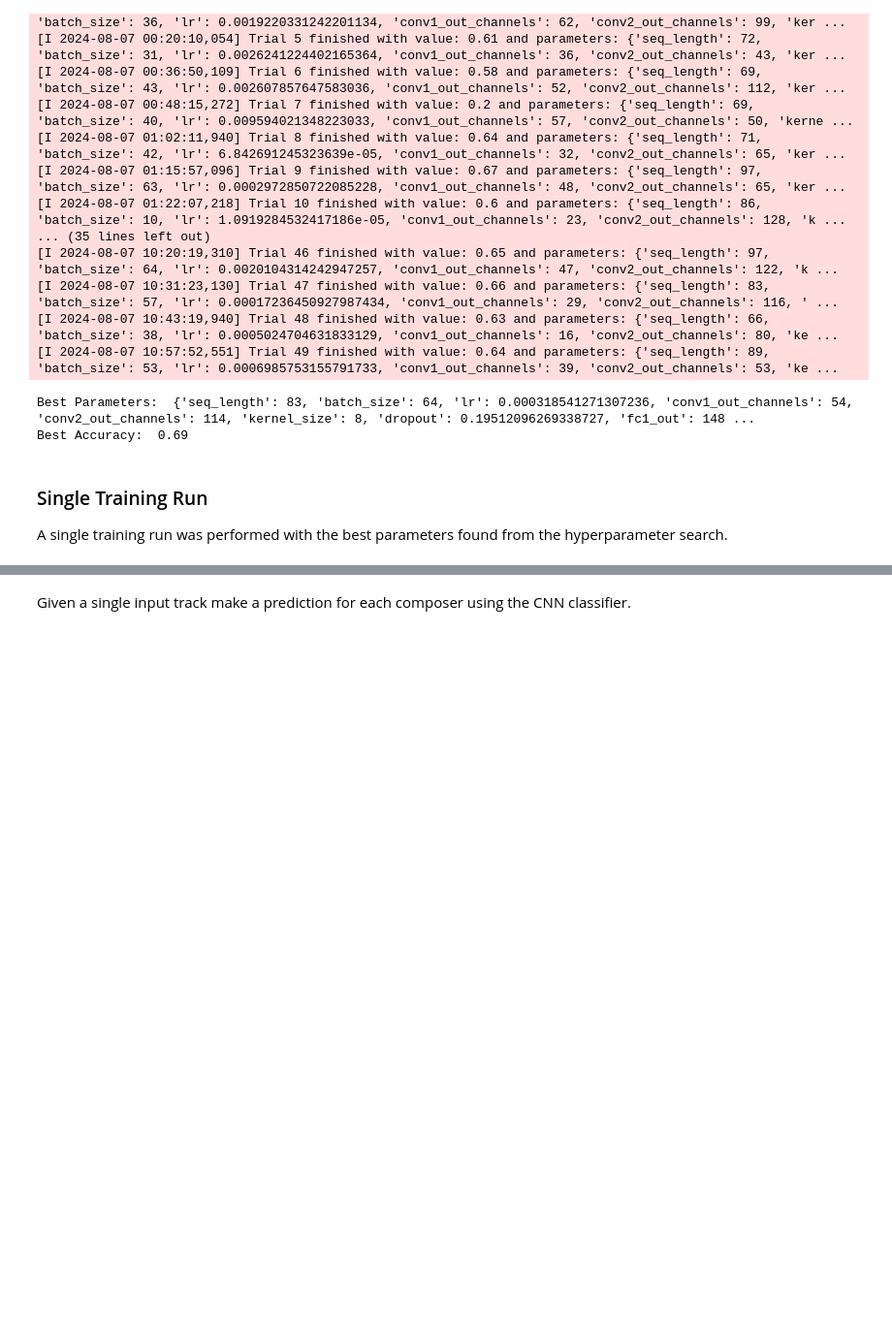
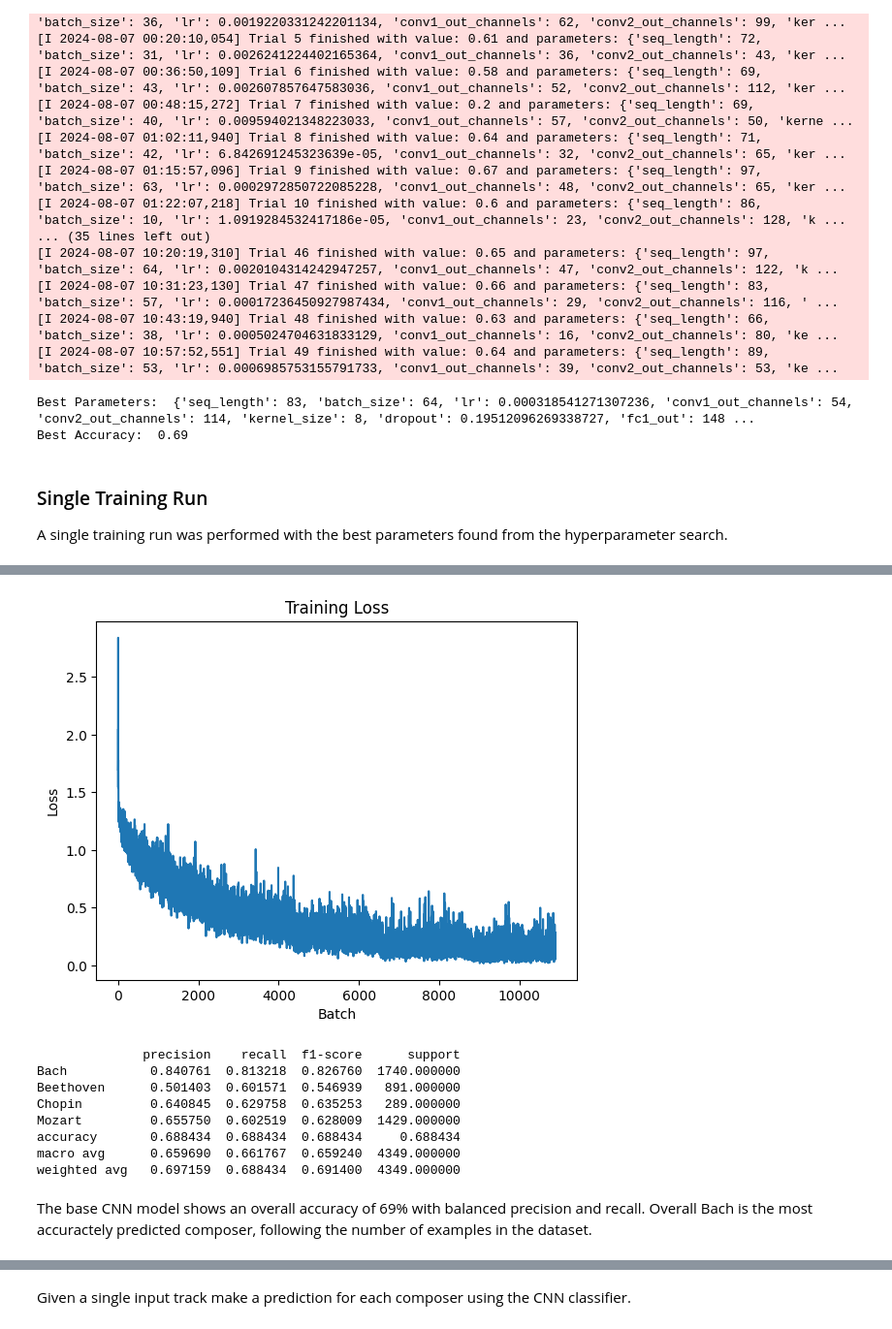
Before and after one commit to dcode15/ms-aai-511-final-project, a Jupyter notebook: src/cnn/cnn_optimization.ipynb, the cells around one changed output, grey strips where cells are left out. Shown at 97% size. Drawn from its saved outputs; the diff is of its cells as text; code cells hidden in the pictures; blank space fills up the shorter version.

```diff
--- a/src/cnn/cnn_optimization.ipynb
+++ b/src/cnn/cnn_optimization.ipynb
@@ -224,6 +230,9 @@ class PianoRollCNN(nn.Module):
 ### Define Training Loop
 # %%
 def train_cnn(model, train_loader, val_loader, num_epochs, criterion, optimizer, silent=False):
+
+    train_losses = []
+    val_losses = []
 
     for epoch in range(num_epochs):
 
@@ -231,6 +240,7 @@ def train_cnn(model, train_loader, val_loader, num_epochs, criterion, optimizer,
         model.train()
         running_loss = 0.0
         report_interval = 1000
+
         for i, data in enumerate(train_loader):
             inputs, labels = data
             optimizer.zero_grad()
@@ -239,6 +249,7 @@ def train_cnn(model, train_loader, val_loader, num_epochs, criterion, optimizer,
             loss.backward()
             optimizer.step()
             running_loss += loss.item()
+            train_losses.append(loss.item())
             if i % report_interval == (report_interval - 1) and not silent:
                 print(f'[Epoch {epoch + 1}, Batch {i + 1}] loss: {running_loss / report_interval:.3f}')
                 running_loss = 0.0  # Reset running loss
@@ -259,6 +270,14 @@ def train_cnn(model, train_loader, val_loader, num_epochs, criterion, optimizer,
                 correct += (predicted == labels).sum().item()
         if not silent:
             print(f'Validation loss: {val_loss / len(val_loader):.3f}, Accuracy: {100 * correct / total:.2f}%')
+
+    if not silent:
+        # Plot training losses
+        plt.plot(train_losses)
+        plt.title('Training Loss')
+        plt.xlabel('Batch')
+        plt.ylabel('Loss')
+        plt.show()
 # %% [markdown]
 ### Evaluate Performance
 # %%
@@ -371,9 +395,7 @@ test_params['stride'] = 1
 test_params['pool_kernel_size'] = 2
 test_params['pool_stride'] = 2
 
-model, test_dataloader = training_run(test_params)
-
-report, _, _ = evaluate_performance(model, test_dataloader)
+model, test_dataloader = training_run(test_params, silent=False)
 # %% [output]
 [Epoch 1, Batch 1000] loss: 0.962
 [Epoch 1, Batch 2000] loss: 0.665
@@ -394,0 +415,11 @@ weighted avg       0.70      0.69      0.69      4349
+[figure, added]
+              precision    recall  f1-score      support
+Bach           0.840761  0.813218  0.826760  1740.000000
+Beethoven      0.501403  0.601571  0.546939   891.000000
+Chopin         0.640845  0.629758  0.635253   289.000000
+Mozart         0.655750  0.602519  0.628009  1429.000000
+accuracy       0.688434  0.688434  0.688434     0.688434
+macro avg      0.659690  0.661767  0.659240  4349.000000
+weighted avg   0.697159  0.688434  0.691400  4349.000000
+# %% [markdown]
+The base CNN model shows an overall accuracy of 69% with balanced precision and recall. Overall Bach is the most accuractely predicted composer, following the number of examples in the dataset.
```
Also changed, not shown: parts of 15 cells of this notebook.
